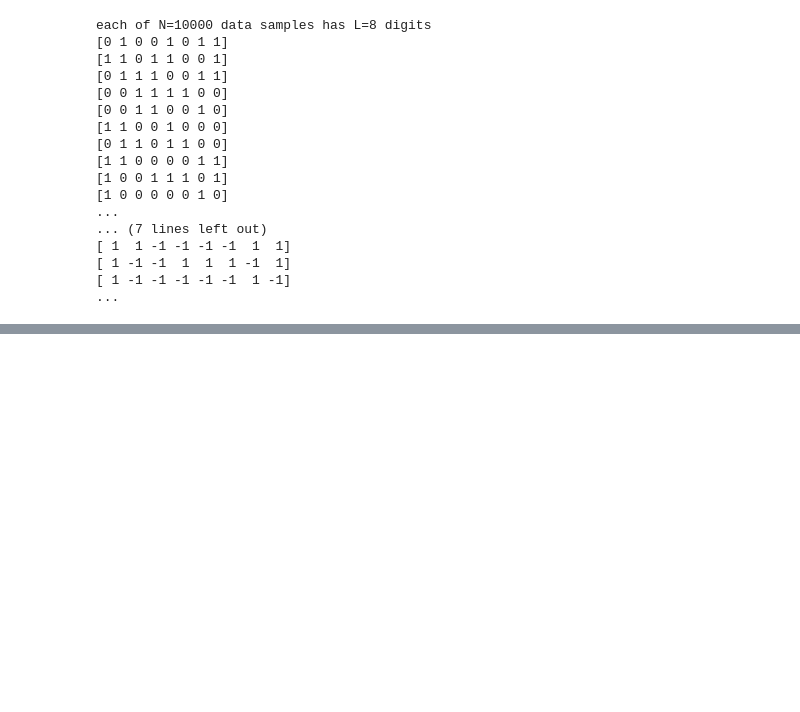
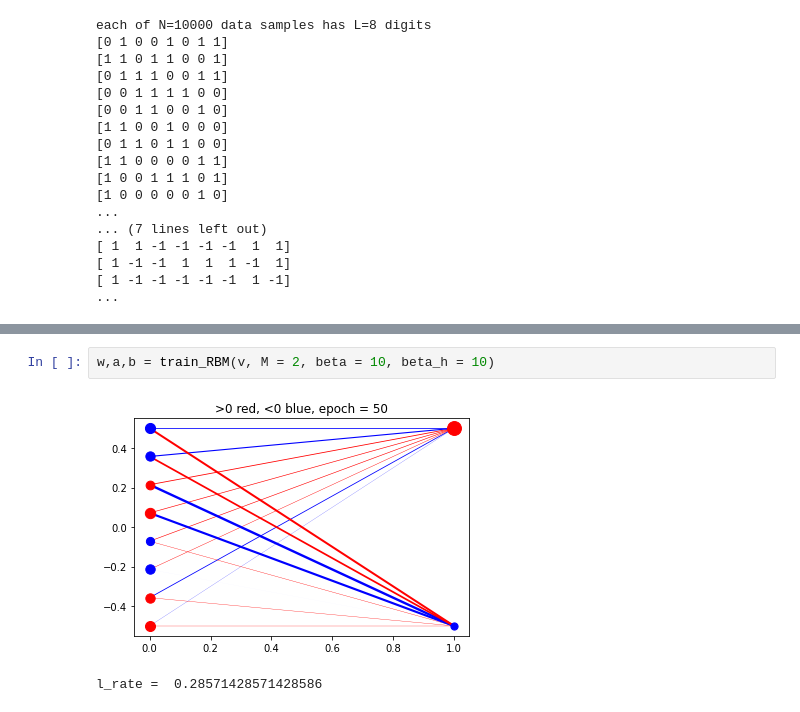
Before and after one commit to LorenzoBuriola/LoCP_moduleB, a Jupyter notebook: Week5/FPGheArt_exercise5.ipynb, the cells around one changed output, grey strips where cells are left out. Cells and saved outputs as stored; diff of their text form; blank space fills up the shorter version.

```diff
--- a/Week5/FPGheArt_exercise5.ipynb
+++ b/Week5/FPGheArt_exercise5.ipynb
@@ -275,0 +188,5 @@ for n in range(10):
+# %%
+w,a,b = train_RBM(v, M = 2, beta = 10, beta_h = 10)
+# %% [output]
+[figure, added]
+l_rate =  0.28571428571428586
```
Also changed, not shown: parts of 15 cells of this notebook.
